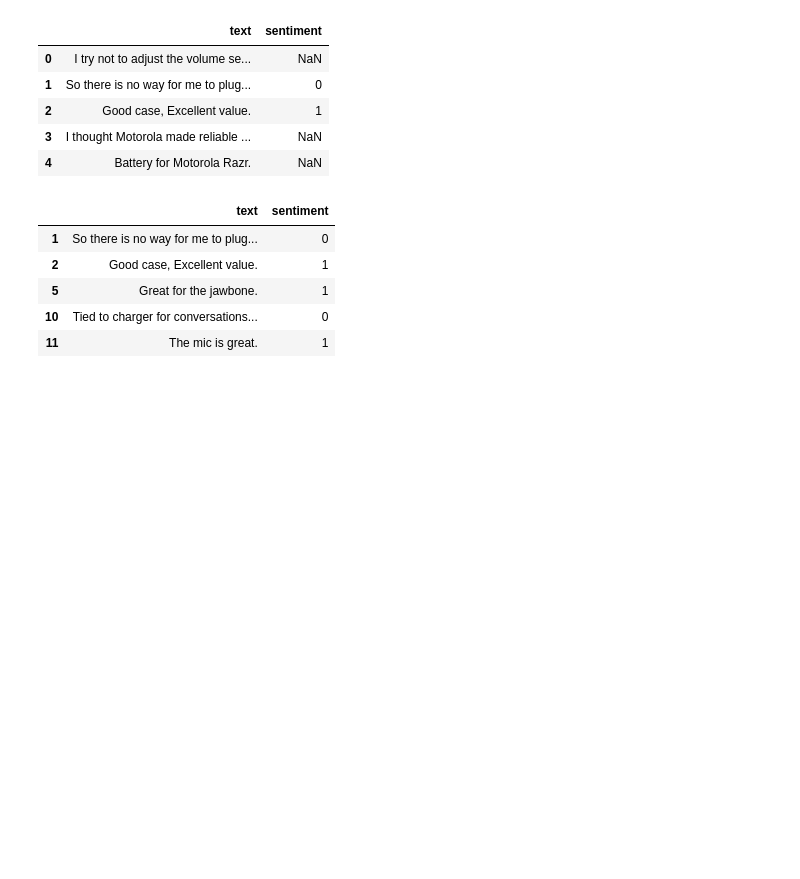
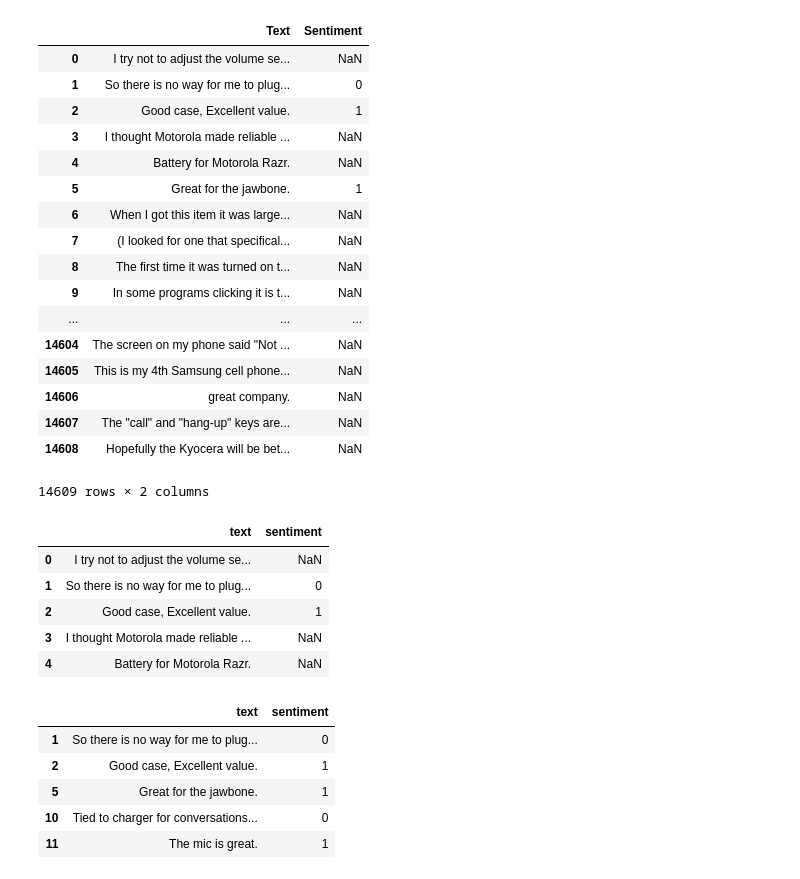
Before and after one commit to readywater/SF-DAT-20, a Jupyter notebook: Code/Lecture13.ipynb, the cells around one changed output. Saved outputs shown, nothing was run; the diff lists cells and outputs as text; code cells hidden in the pictures; blank space fills up the shorter version.

```diff
--- a/Code/Lecture13.ipynb
+++ b/Code/Lecture13.ipynb
@@ -11,5 +11,27 @@ from sklearn.cross_validation import train_test_split
 
 # Each is a different implemntation of a text transform tool: Bag of Words & Tfidf
 from sklearn.feature_extraction.text import CountVectorizer,TfidfVectorizer
+# %%
+df = pd.read_csv("../Data/amazon_cells_labelled.txt",names=['Text','Sentiment'],na_values=np.nan,sep='\t',error_bad_lines=False)
+df
+# %% [output]
+|  | Text | Sentiment |
+| 0 | I try not to adjust the volume se... | NaN |
+| 1 | So there is no way for me to plug... | 0 |
+| 2 | Good case, Excellent value. | 1 |
+| 3 | I thought Motorola made reliable ... | NaN |
+| 4 | Battery for Motorola Razr. | NaN |
+| 5 | Great for the jawbone. | 1 |
+| 6 | When I got this item it was large... | NaN |
+| 7 | (I looked for one that specifical... | NaN |
+| 8 | The first time it was turned on t... | NaN |
+| 9 | In some programs clicking it is t... | NaN |
+| ... | ... | ... |
+| 14604 | The screen on my phone said "Not ... | NaN |
+| 14605 | This is my 4th Samsung cell phone... | NaN |
+| 14606 | great company. | NaN |
+| 14607 | The "call" and "hang-up" keys are... | NaN |
+| 14608 | Hopefully the Kyocera will be bet... | NaN |
+14609 rows × 2 columns
 # %%
 rows = []
```
Also changed, not shown: parts of 1 cell of this notebook, 1 other file.
